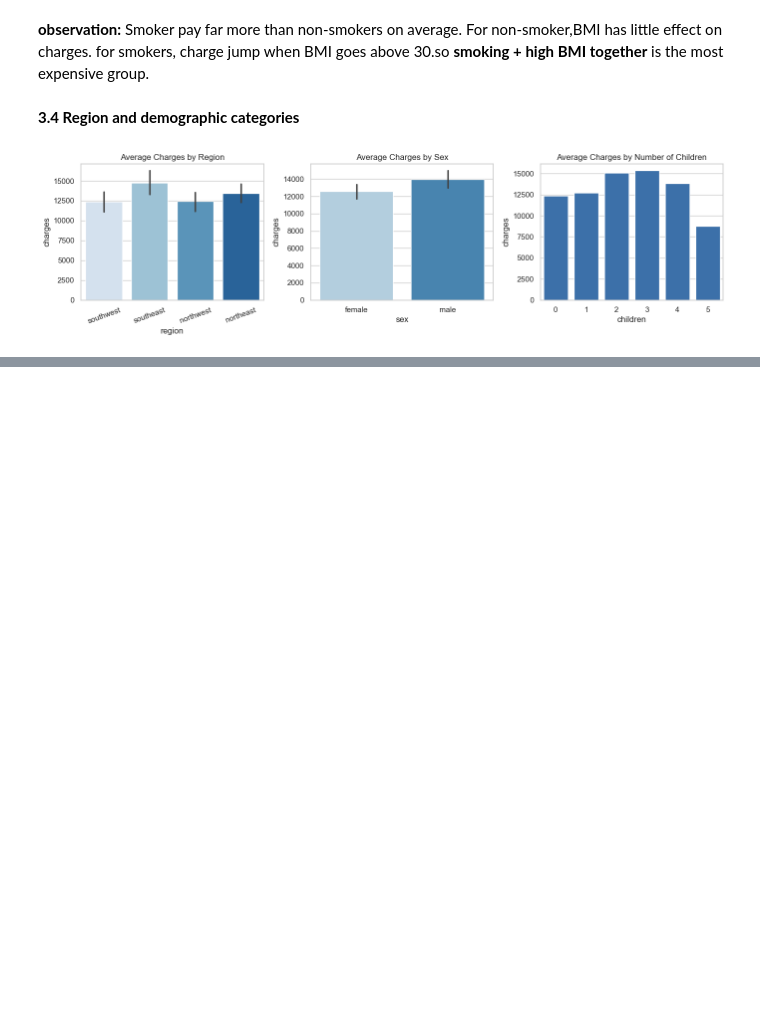
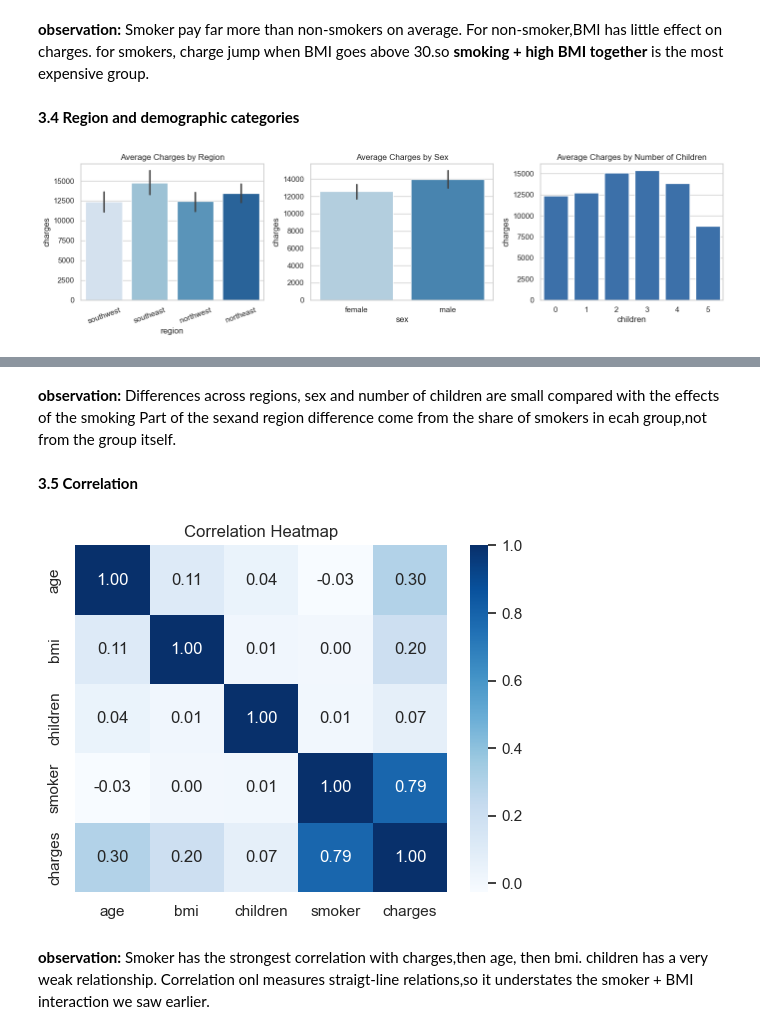
Before and after one commit to prince63aj/Medical_Insurance_Cost_Prediction, a Jupyter notebook: Analysis.ipynb, the cells around one changed output, grey strips where cells are left out. Saved outputs shown, nothing was run; the diff lists cells and outputs as text; code cells hidden in the pictures; blank space fills up the shorter version.

```diff
--- a/Analysis.ipynb
+++ b/Analysis.ipynb
@@ -150,0 +167,17 @@ plt.show()
+# %% [markdown]
+**observation:** Differences across regions, sex and number of children are small compared with the effects of the smoking
+Part of the sexand region difference come from the share of smokers in ecah group,not from the group itself.
+# %% [markdown]
+**3.5 Correlation**
+# %%
+corr_df=df.copy()
+corr_df["smoker"]=(corr_df["smoker"]=="yes").astype(int)
+plt.figure(figsize=(6, 4.5))
+sns.heatmap(corr_df[["age","bmi","children","smoker","charges"]].corr(),annot=True,fmt=".2f",cmap="Blues")
+plt.title("Correlation Heatmap")
+plt.show()
+# %% [output]
+[figure, added]
+# %% [markdown]
+**observation:** Smoker has the strongest correlation with charges,then age, then bmi.
+children has a very weak relationship. Correlation onl measures straigt-line relations,so it understates the smoker + BMI interaction we saw earlier.
```
Also changed, not shown: parts of 1 cell of this notebook.
